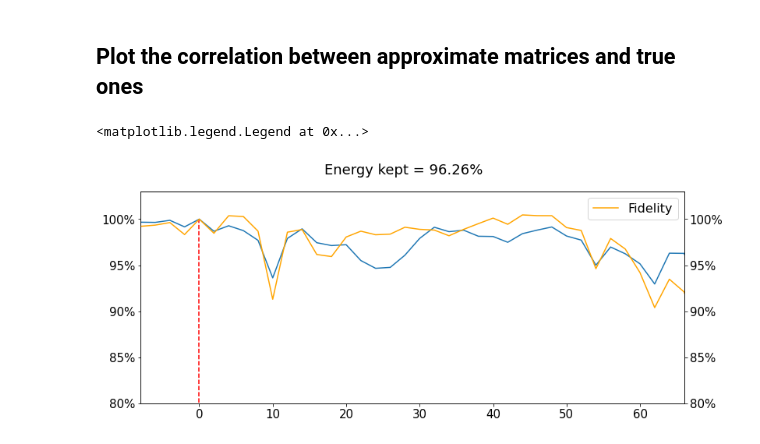
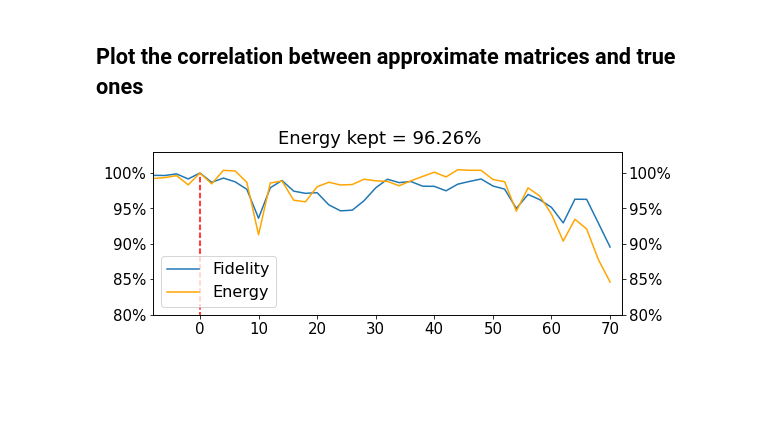
Before and after one commit to wavefrontshaping/article_MMF_disorder, a Jupyter notebook: Analysis/Analysis_Deformation.ipynb, the cells around one changed output. Cells and saved outputs as stored; diff of their text form; code cells hidden in the pictures; blank space fills up the shorter version.

```diff
--- a/Analysis/Analysis_Deformation.ipynb
+++ b/Analysis/Analysis_Deformation.ipynb
@@ -569,38 +596,37 @@ real_TMs = TM_modes[index_min_to_show:,...]
 energy = [np.linalg.norm(A)**2/np.linalg.norm(B)**2 for A,B in zip(estimated_TMs,real_TMs)]
 
 n_sv_vec = [n_sv]
 corr_reduced_sv2 = [[get_reduced_sv_TM(i,n) for i in range(v2.shape[1])] for n in n_sv_vec]
 
-fig = plt.figure(figsize = (2.5*5,1*5))
+fig = plt.figure(figsize = (2.8*3,1*3))
 ax1 = fig.add_subplot(111)
-ax1.plot(dx[index_min_to_show:],corr_reduced_sv2[0])
+line1, = ax1.plot(dx[index_min_to_show:],corr_reduced_sv2[0])
 ax1.vlines(dx[index_min_svd],0,1., 'r', linestyles = 'dashed')
 
 y1min,y1max = 0.8, 1.03
 ylocs1 = np.arange(y1min,y1max,0.05)
 ax1.set_yticks(ylocs1)
 ax1.set_yticklabels([rf'{i*100:g}%' for i in ylocs1], fontsize = 15)
 ax1.set_ylim([y1min,y1max])
 # xlocs = [f'{i:g}' for i in ax1.get_xticks()]
-xticks = np.arange(0,70,10)
+xticks = np.arange(0,80,10)
 ax1.set_xticks(xticks)
 ax1.set_xticklabels(xticks, fontsize = 15)
-ax1.set_xlim([-8,66])
+ax1.set_xlim([-8,72])
 
 ax2 = plt.gca().twinx()
-ax2.plot(dx[index_min_to_show:],energy, color = 'orange')
+line2, = ax2.plot(dx[index_min_to_show:],energy, color = 'orange')
 y2min,y2max = 0.8, 1.03
 ylocs2 = np.arange(y2min,y2max,0.05)
 ax2.set_ylim([y2min,y2max])
 ax2.set_yticks(ylocs2)
 ax2.set_yticklabels([rf'{i*100:g}%' for i in ylocs2], fontsize = 15)
 
 energy_tot = np.linalg.norm(evolution_vec_estim)**2/np.linalg.norm(evolution_vec)**2
 plt.suptitle(f'Energy kept = {energy_tot*100:.2f}%');
-plt.legend(['Fidelity', 'Energy conserved'])
+plt.legend((line1, line2), ['Fidelity', 'Energy'])
 
 # save figure
 # plt.savefig('SV_approx.svg')
 # %% [output]
-<matplotlib.legend.Legend at 0x...>
-[figure, old version]
+[figure, new version]
```
Also changed, not shown: parts of 7 cells of this notebook.
